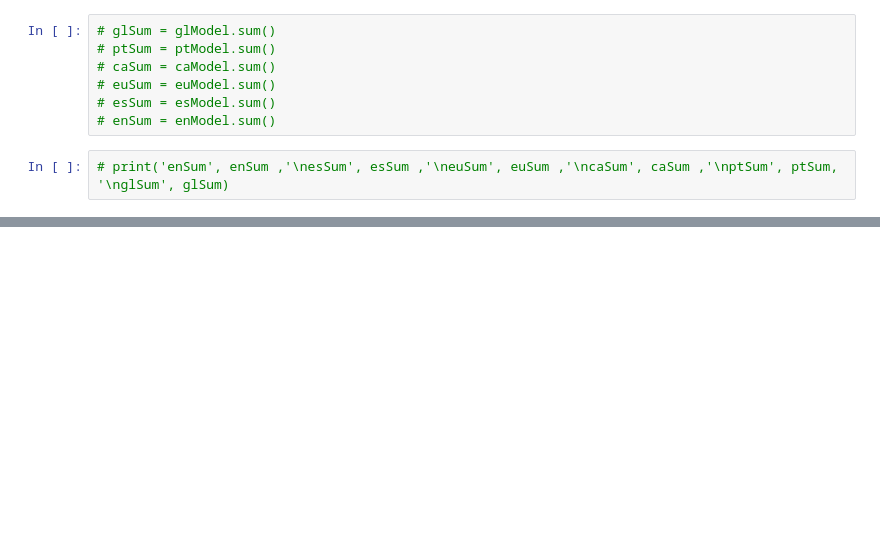
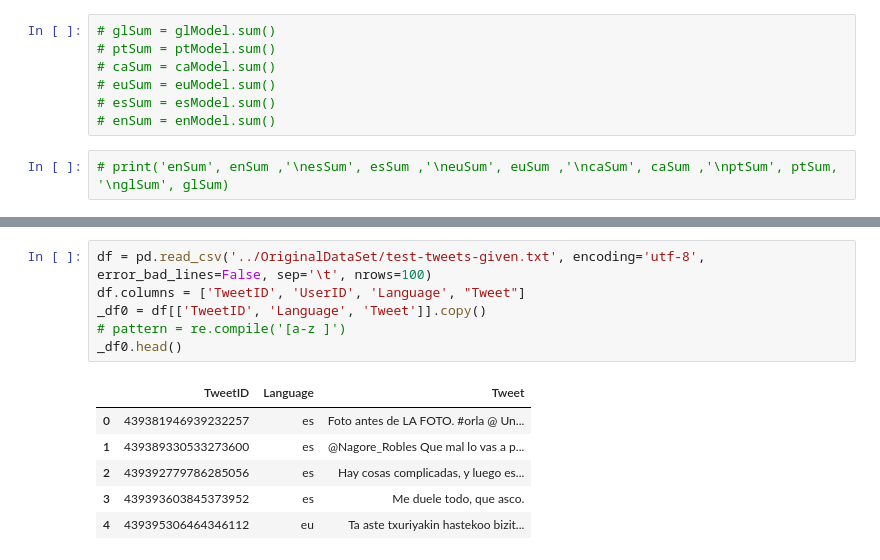
Before and after one commit to Gagandeep999/Language_Classifier, a Jupyter notebook: Playground/Building_vocab_for_numpy_dynamic_execution_unigrams_WITH_GRAPHS.ipynb, the cells around one changed output, grey strips where cells are left out. Drawn from its saved outputs; the diff is of its cells as text; blank space fills up the shorter version.

```diff
--- a/Playground/Building_vocab_for_numpy_dynamic_execution_unigrams_WITH_GRAPHS.ipynb
+++ b/Playground/Building_vocab_for_numpy_dynamic_execution_unigrams_WITH_GRAPHS.ipynb
@@ -122,0 +217,13 @@ plt.show()
+# %%
+df = pd.read_csv('../OriginalDataSet/test-tweets-given.txt', encoding='utf-8', error_bad_lines=False, sep='\t', nrows=100)
+df.columns = ['TweetID', 'UserID', 'Language', "Tweet"]
+_df0 = df[['TweetID', 'Language', 'Tweet']].copy()
+# pattern = re.compile('[a-z ]')
+_df0.head()
+# %% [output]
+|  | TweetID | Language | Tweet |
+| 0 | 439381946939232257 | es | Foto antes de LA FOTO. #orla @ Un... |
+| 1 | 439389330533273600 | es | @Nagore_Robles Que mal lo vas a p... |
+| 2 | 439392779786285056 | es | Hay cosas complicadas, y luego es... |
+| 3 | 439393603845373952 | es | Me duele todo, que asco. |
+| 4 | 439395306464346112 | eu | Ta aste txuriyakin hastekoo bizit... |
```
Also changed, not shown: parts of 11 cells of this notebook, 3 other files.
